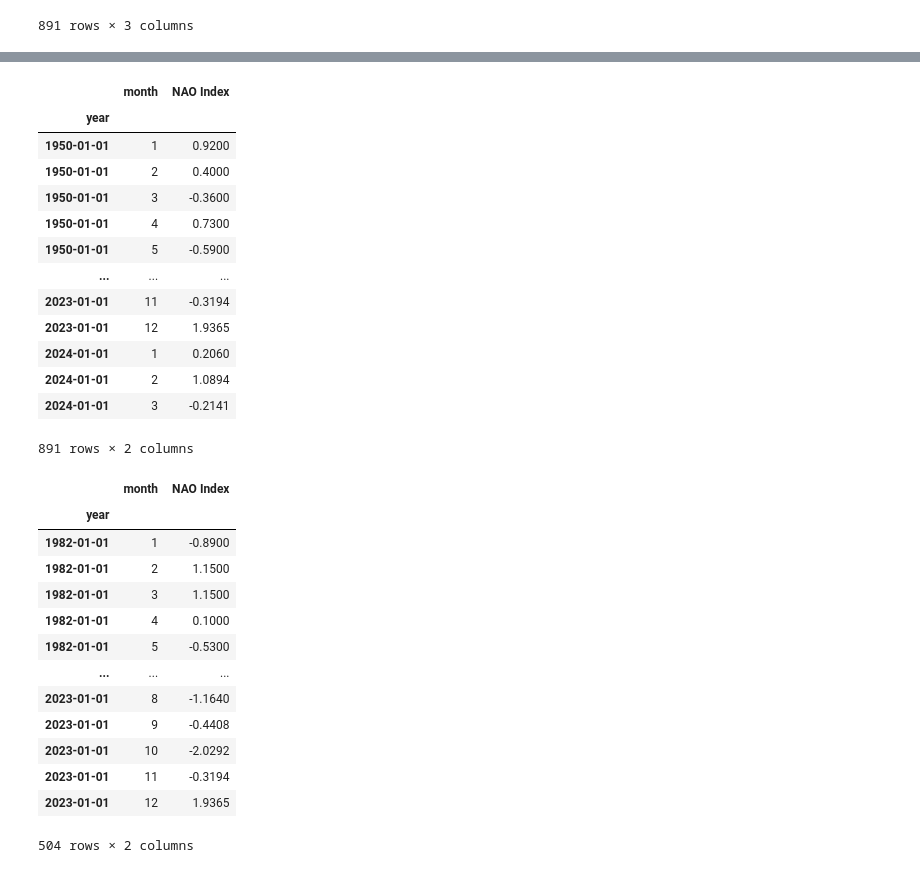
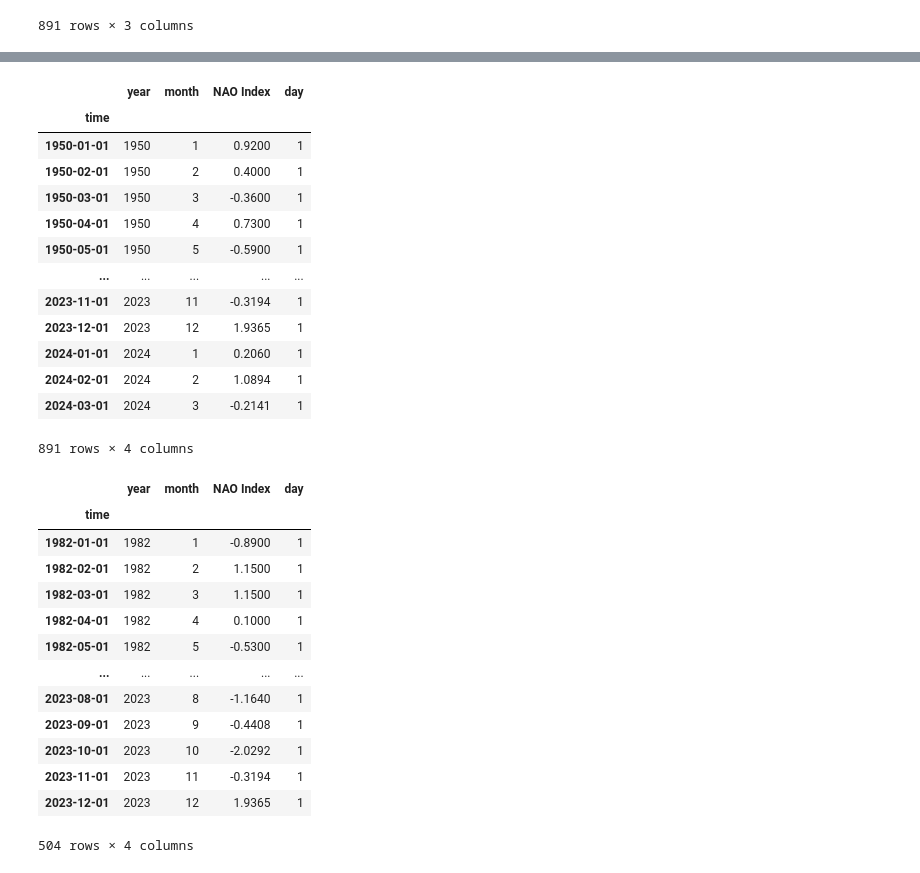
Before and after one commit to shelbykniss/ATMS-523_Module-8-Project, a Jupyter notebook: Kniss_Module 8 Project.ipynb, the cells around one changed output, grey strips where cells are left out. Saved outputs shown, nothing was run; the diff lists cells and outputs as text; code cells hidden in the pictures.

```diff
--- a/Kniss_Module 8 Project.ipynb
+++ b/Kniss_Module 8 Project.ipynb
@@ -236,3 +252,6 @@ nao
 | 889 | 2024 | 2 | 1.0894 |
 | 890 | 2024 | 3 | -0.2141 |
 891 rows × 3 columns
+# %%
+nao['day'] = '1'
+nao
@@ -239,37 +272,37 @@ nao
 # %%
-nao['year'] = pd.to_datetime(nao['year'], format= '%Y')
-nao = nao.set_index('year')
+nao['time'] = pd.to_datetime(nao[['year', 'month', 'day']], format= '%Y%m%d')
+nao = nao.set_index('time')
 nao
 # %% [output]
-|  | month | NAO Index |
-| year |  |  |
-| 1950-01-01 | 1 | 0.9200 |
-| 1950-01-01 | 2 | 0.4000 |
-| 1950-01-01 | 3 | -0.3600 |
-| 1950-01-01 | 4 | 0.7300 |
-| 1950-01-01 | 5 | -0.5900 |
-| ... | ... | ... |
-| 2023-01-01 | 11 | -0.3194 |
-| 2023-01-01 | 12 | 1.9365 |
-| 2024-01-01 | 1 | 0.2060 |
-| 2024-01-01 | 2 | 1.0894 |
-| 2024-01-01 | 3 | -0.2141 |
+|  | year | month | NAO Index | day |
+| time |  |  |  |  |
+| 1950-01-01 | 1950 | 1 | 0.9200 | 1 |
+| 1950-02-01 | 1950 | 2 | 0.4000 | 1 |
+| 1950-03-01 | 1950 | 3 | -0.3600 | 1 |
+| 1950-04-01 | 1950 | 4 | 0.7300 | 1 |
+| 1950-05-01 | 1950 | 5 | -0.5900 | 1 |
+| ... | ... | ... | ... | ... |
+| 2023-11-01 | 2023 | 11 | -0.3194 | 1 |
+| 2023-12-01 | 2023 | 12 | 1.9365 | 1 |
+| 2024-01-01 | 2024 | 1 | 0.2060 | 1 |
+| 2024-02-01 | 2024 | 2 | 1.0894 | 1 |
+| 2024-03-01 | 2024 | 3 | -0.2141 | 1 |
-891 rows × 2 columns
+891 rows × 4 columns
 # %%
-nao = nao['1982': '2023']
+nao = nao['1982-01-01': '2023-12-01']
 nao
 # %% [output]
-|  | month | NAO Index |
-| year |  |  |
-| 1982-01-01 | 1 | -0.8900 |
-| 1982-01-01 | 2 | 1.1500 |
-| 1982-01-01 | 3 | 1.1500 |
-| 1982-01-01 | 4 | 0.1000 |
-| 1982-01-01 | 5 | -0.5300 |
-| ... | ... | ... |
-| 2023-01-01 | 8 | -1.1640 |
-| 2023-01-01 | 9 | -0.4408 |
-| 2023-01-01 | 10 | -2.0292 |
-| 2023-01-01 | 11 | -0.3194 |
-| 2023-01-01 | 12 | 1.9365 |
+|  | year | month | NAO Index | day |
+| time |  |  |  |  |
+| 1982-01-01 | 1982 | 1 | -0.8900 | 1 |
+| 1982-02-01 | 1982 | 2 | 1.1500 | 1 |
+| 1982-03-01 | 1982 | 3 | 1.1500 | 1 |
+| 1982-04-01 | 1982 | 4 | 0.1000 | 1 |
+| 1982-05-01 | 1982 | 5 | -0.5300 | 1 |
+| ... | ... | ... | ... | ... |
+| 2023-08-01 | 2023 | 8 | -1.1640 | 1 |
+| 2023-09-01 | 2023 | 9 | -0.4408 | 1 |
+| 2023-10-01 | 2023 | 10 | -2.0292 | 1 |
+| 2023-11-01 | 2023 | 11 | -0.3194 | 1 |
+| 2023-12-01 | 2023 | 12 | 1.9365 | 1 |
-504 rows × 2 columns
+504 rows × 4 columns
```
Also changed, not shown: parts of 14 cells of this notebook.
